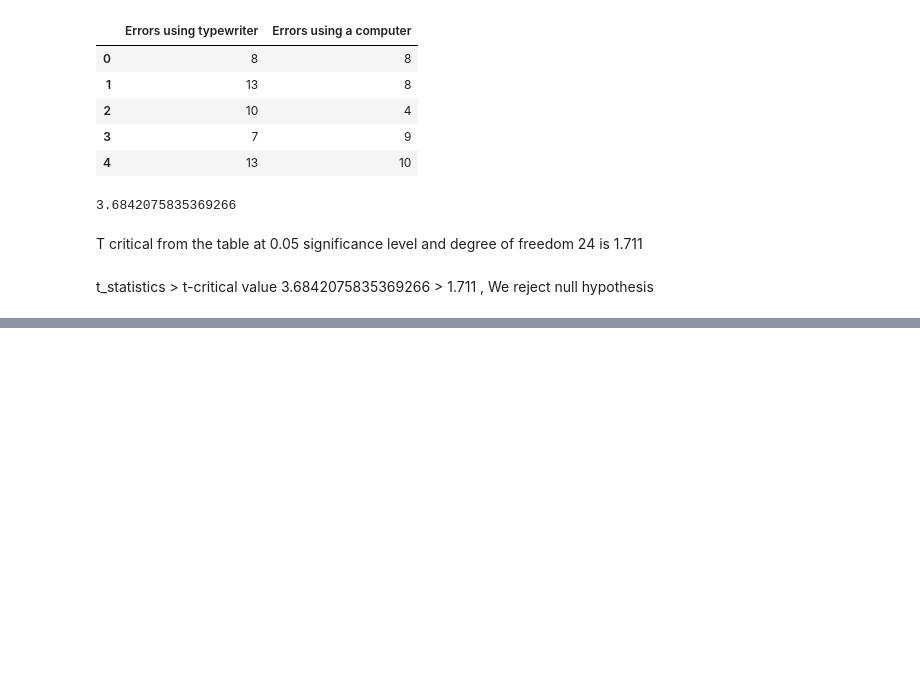
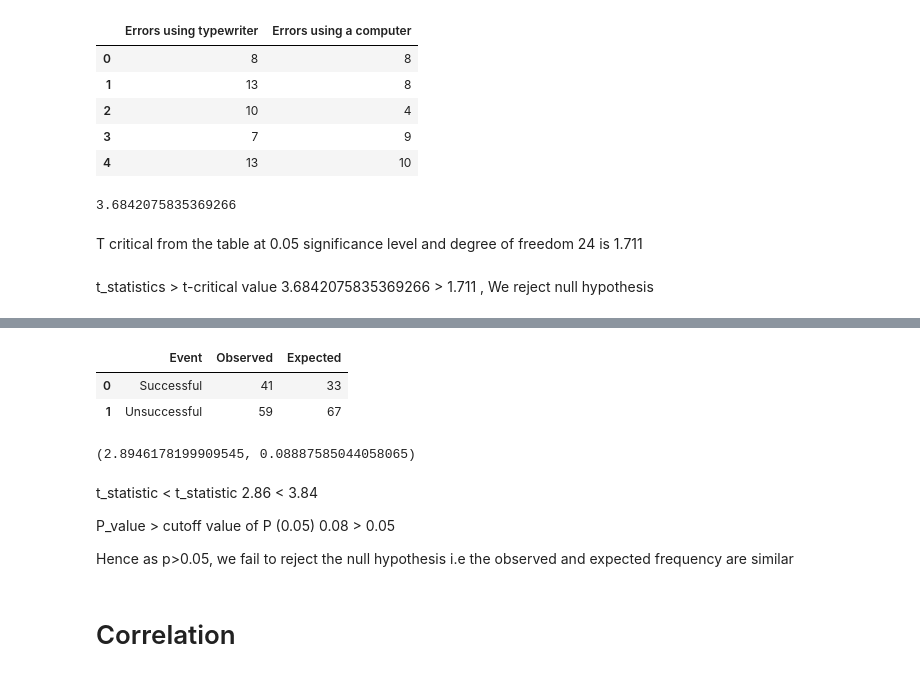
Before and after one commit to sntshred/DataScience, a Jupyter notebook: Operators.ipynb, the cells around one changed output, grey strips where cells are left out. Drawn from its saved outputs; the diff is of its cells as text; code cells hidden in the pictures; blank space fills up the shorter version.

```diff
--- a/Operators.ipynb
+++ b/Operators.ipynb
@@ -1341,0 +1380,8 @@ t_statistics > t-critical value
+# %%
+#loading data
+data = pd.read_csv("./iris/chi_square.csv")
+data.head()
+# %% [output]
+|  | Event | Observed | Expected |
+| 0 | Successful | 41 | 33 |
+| 1 | Unsuccessful | 59 | 67 |
@@ -1341,0 +1390,14 @@ t_statistics > t-critical value
+# %%
+t_statistic,p_value
+# %% [output]
+(2.8946178199909545, 0.08887585044058065)
+# %% [markdown]
+t_statistic < t_statistic
+2.86 < 3.84
+
+P_value > cutoff value of P (0.05)
+0.08 > 0.05
+
+Hence as p>0.05, we fail to reject the null hypothesis i.e the observed and expected frequency are similar
+# %% [markdown]
+# Correlation
```
Also changed, not shown: parts of 21 cells of this notebook, 4 other files.
